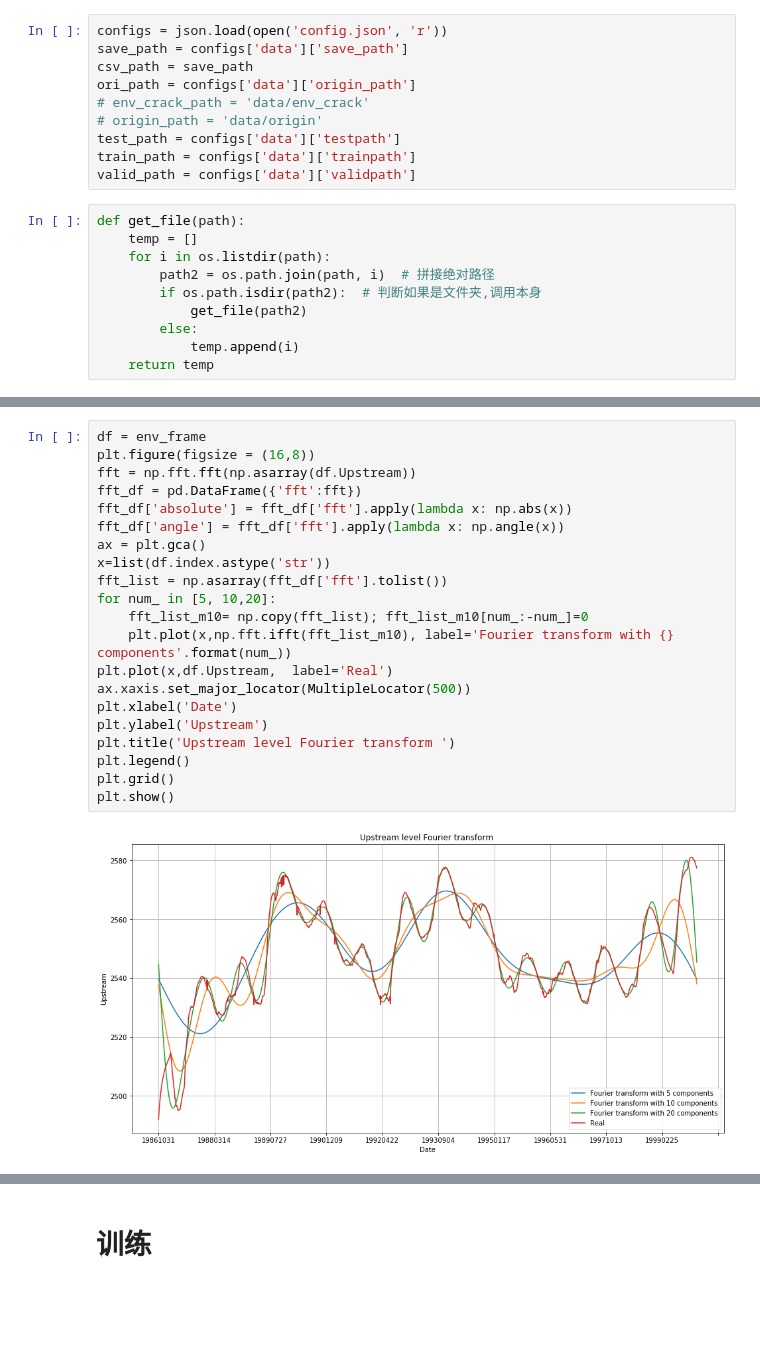
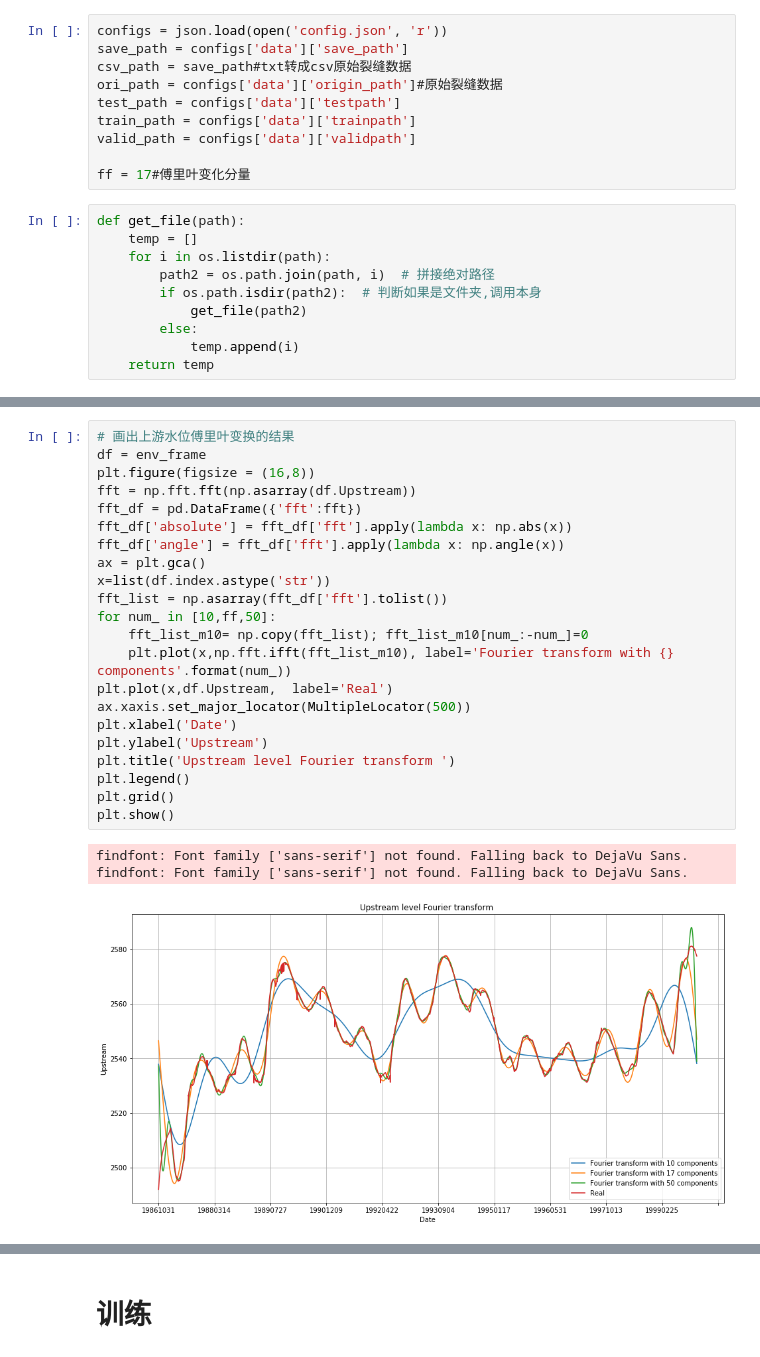
Before and after one commit to kentzou/RNN_predict_crack, a Jupyter notebook: RNN_predict_crack.ipynb, the cells around one changed output, grey strips where cells are left out. Drawn from its saved outputs; the diff is of its cells as text; blank space fills up the shorter version.

```diff
--- a/RNN_predict_crack.ipynb
+++ b/RNN_predict_crack.ipynb
@@ -22,13 +23,13 @@ from keras.models import load_model
 # %%
 configs = json.load(open('config.json', 'r'))
 save_path = configs['data']['save_path']
-csv_path = save_path
-ori_path = configs['data']['origin_path']
-# env_crack_path = 'data/env_crack'
-# origin_path = 'data/origin'
+csv_path = save_path#txt转成csv原始裂缝数据
+ori_path = configs['data']['origin_path']#原始裂缝数据
 test_path = configs['data']['testpath']
 train_path = configs['data']['trainpath']
 valid_path = configs['data']['validpath']
+
+ff = 17#傅里叶变化分量
 # %%
 def get_file(path):
     temp = []
@@ -169,24 +154,27 @@ env_frame
 # %%
+# 画出上游水位傅里叶变换的结果
 df = env_frame
 plt.figure(figsize = (16,8))
 fft = np.fft.fft(np.asarray(df.Upstream))
 fft_df = pd.DataFrame({'fft':fft})
 fft_df['absolute'] = fft_df['fft'].apply(lambda x: np.abs(x))
 fft_df['angle'] = fft_df['fft'].apply(lambda x: np.angle(x))
 ax = plt.gca()
 x=list(df.index.astype('str'))
 fft_list = np.asarray(fft_df['fft'].tolist())
-for num_ in [5, 10,20]:
+for num_ in [10,ff,50]:
     fft_list_m10= np.copy(fft_list); fft_list_m10[num_:-num_]=0
     plt.plot(x,np.fft.ifft(fft_list_m10), label='Fourier transform with {} components'.format(num_))
 plt.plot(x,df.Upstream,  label='Real')
 ax.xaxis.set_major_locator(MultipleLocator(500))
 plt.xlabel('Date')
 plt.ylabel('Upstream')
 plt.title('Upstream level Fourier transform ')
 plt.legend()
 plt.grid()
 plt.show()
 # %% [output]
+findfont: Font family ['sans-serif'] not found. Falling back to DejaVu Sans.
+findfont: Font family ['sans-serif'] not found. Falling back to DejaVu Sans.
-[figure, old version]
+[figure, new version]
 # %%
```
Also changed, not shown: parts of 19 cells of this notebook, 3 other files.
